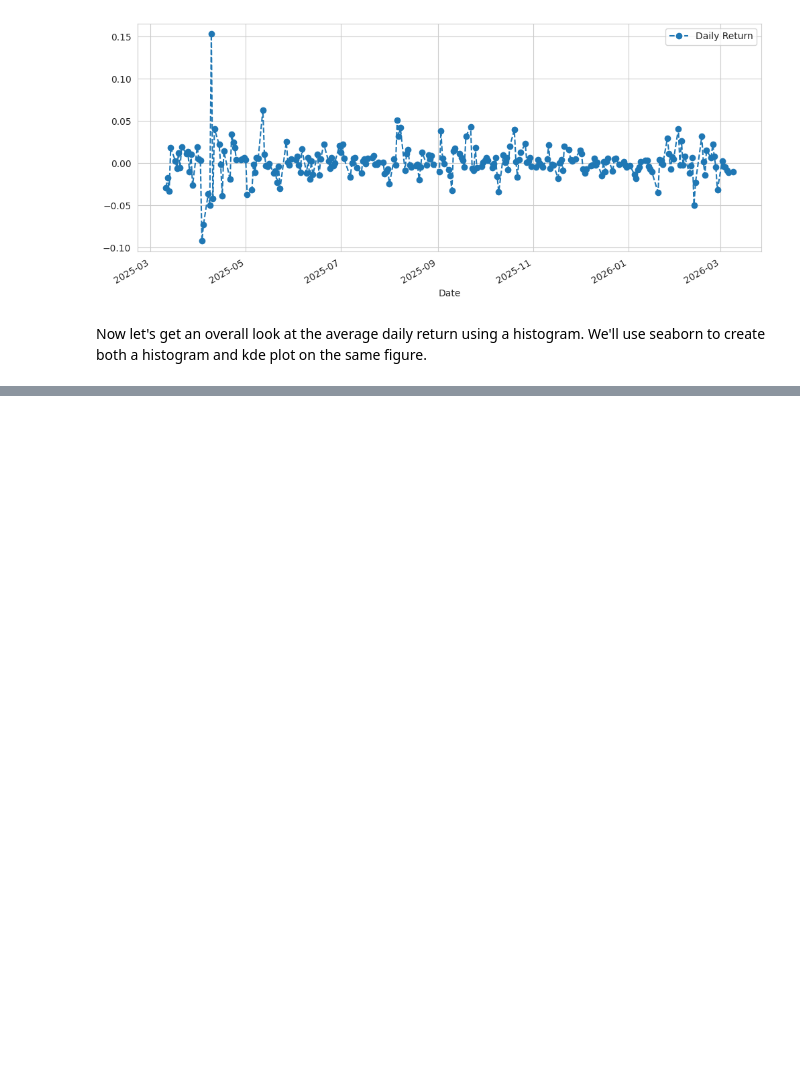
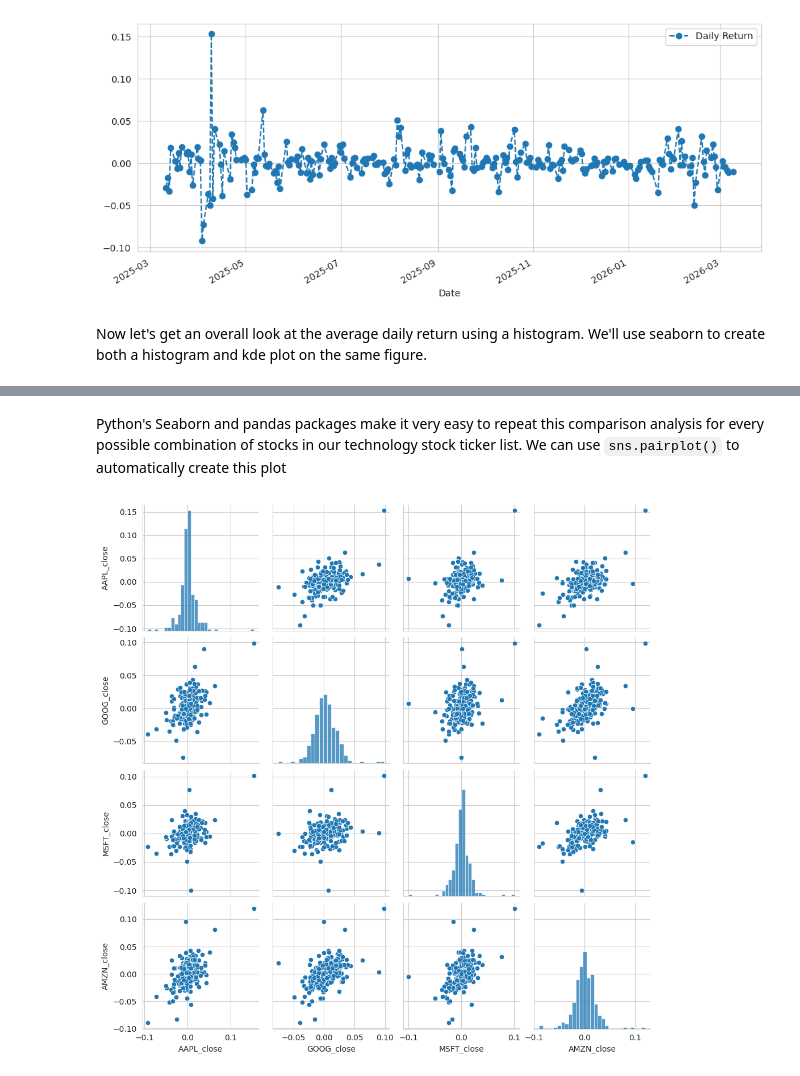
Before and after one commit to SaiShashankG/stock_market_risk_analysis_project, a Jupyter notebook: stock_analysis.ipynb, the cells around one changed output, grey strips where cells are left out. Saved outputs shown, nothing was run; the diff lists cells and outputs as text; code cells hidden in the pictures; blank space fills up the shorter version.

```diff
--- a/stock_analysis.ipynb
+++ b/stock_analysis.ipynb
@@ -182,0 +266,8 @@ Now let's get an overall look at the average daily return using a histogram. We'
+# %% [markdown]
+Python's Seaborn and pandas packages make it very easy to repeat this comparison analysis for every possible combination of stocks in our technology stock ticker list. We can use `sns.pairplot()` to automatically create this plot
+# %%
+# We can simply call pairplot on our DataFrame for an automatic visual analysis of all the comparisons
+sns.pairplot(tech_returns.dropna())
+plt.show()
+# %% [output]
+[figure, added]
```
Also changed, not shown: parts of 40 cells of this notebook, 1 other file.
